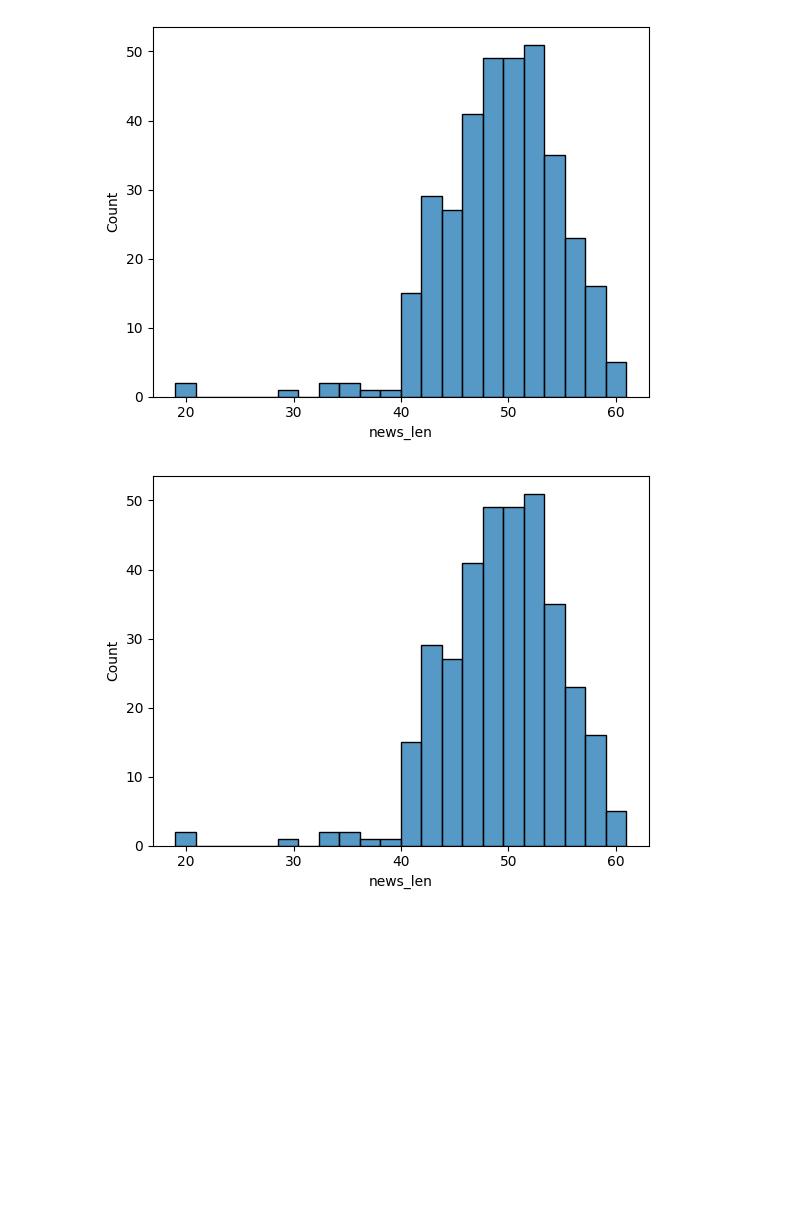
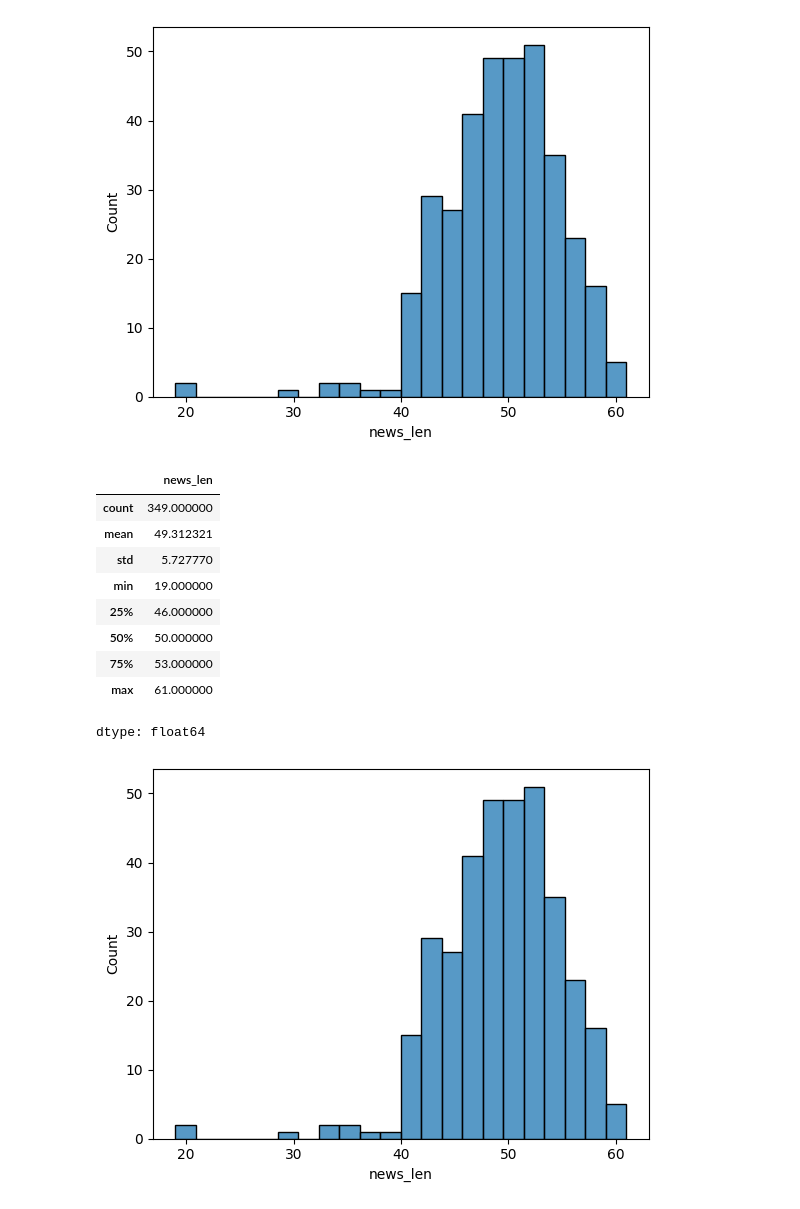
Before and after one commit to bcheng251/BenChen, a Jupyter notebook: Convert_ipynb_to_HTML_in_Colab.ipynb, the cells around one changed output. Saved outputs shown, nothing was run; the diff lists cells and outputs as text; code cells hidden in the pictures; blank space fills up the shorter version.

```diff
--- a/Convert_ipynb_to_HTML_in_Colab.ipynb
+++ b/Convert_ipynb_to_HTML_in_Colab.ipynb
@@ -231,9 +231,20 @@ sns.histplot(data=stock,x="news_len"); #Complete the code to plot the histogram
 # %%
 #Calculating the total number of words present in the news content.
 stock['news_len'] = stock['News'].apply(lambda x: len(x.split(' ')))
 
 
-stock['____'].____    #Complete the code to print the statistical summary for the news content length
+stock['news_len'].describe()    #Complete the code to print the statistical summary for the news content length
+# %% [output]
+|  | news_len |
+| count | 349.000000 |
+| mean | 49.312321 |
+| std | 5.727770 |
+| min | 19.000000 |
+| 25% | 46.000000 |
+| 50% | 50.000000 |
+| 75% | 53.000000 |
+| max | 61.000000 |
+dtype: float64
 # %%
 #Calculating the total number of words present in the news content.
 stock['news_len'] = stock['News'].apply(lambda x: len(x.split(' ')))
```
